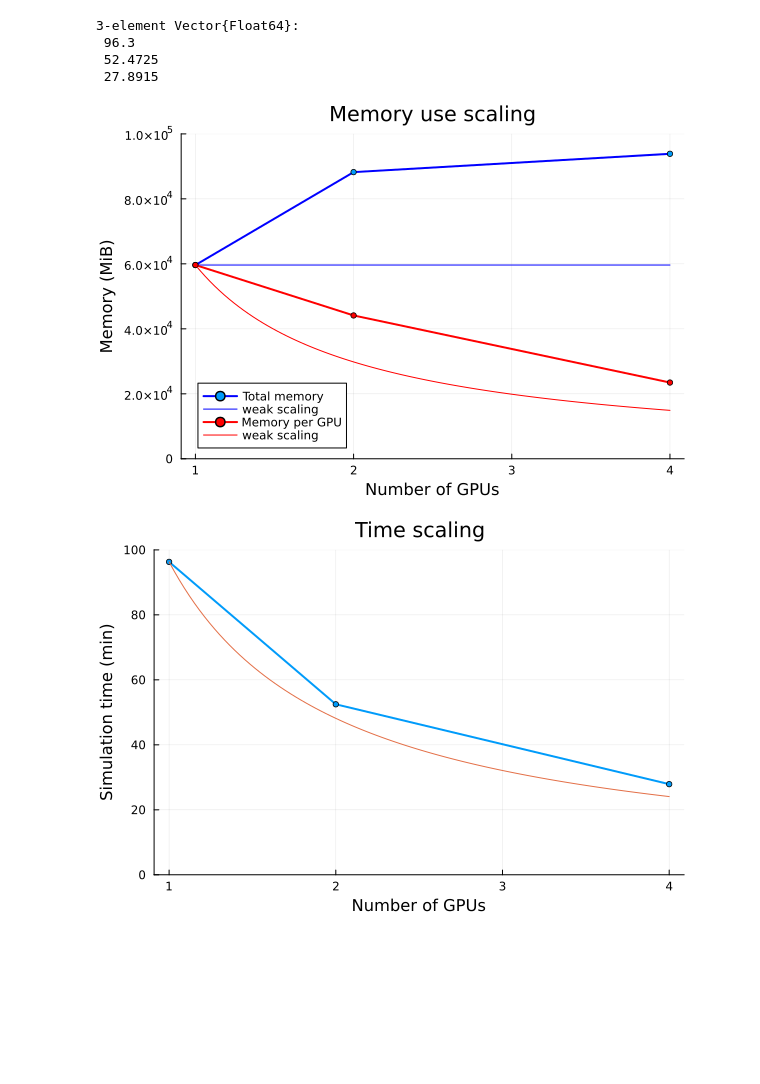
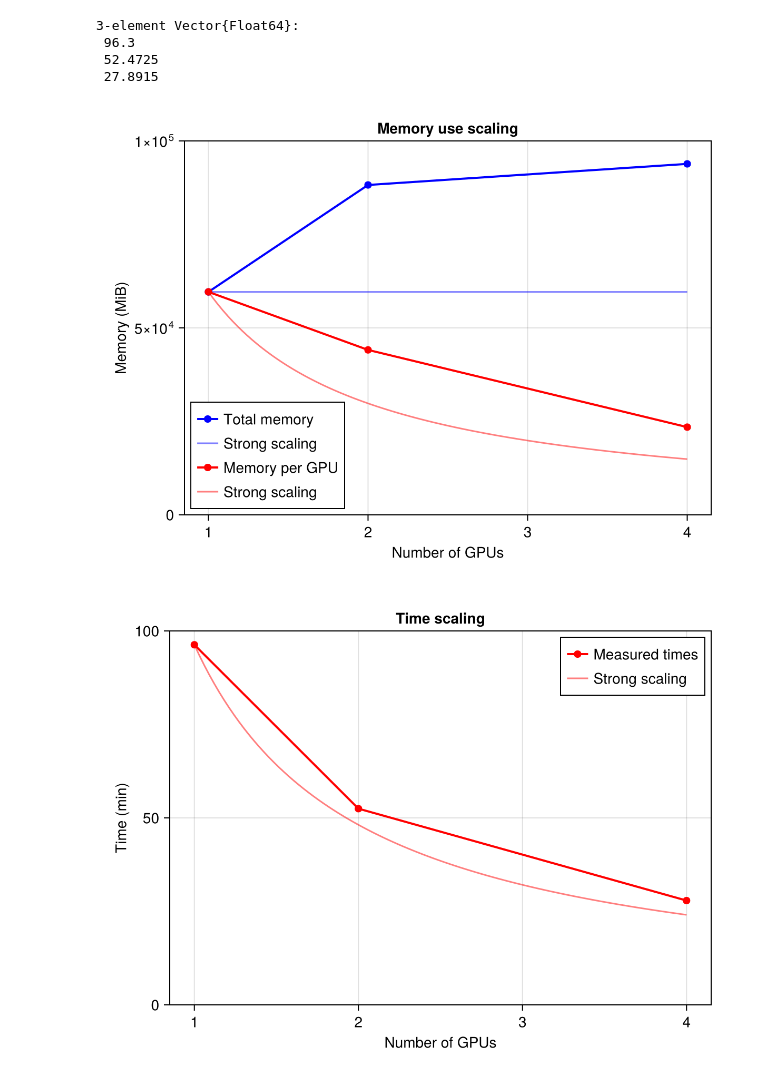
Before and after one commit to pcarlip/multigpu-ocean, a Jupyter notebook: strong-scaling/comp.ipynb, the cells around one changed output. Cells and saved outputs as stored; diff of their text form; code cells hidden in the pictures; blank space fills up the shorter version.

Commit message:
update, save scaling figs

```diff
--- a/strong-scaling/comp.ipynb
+++ b/strong-scaling/comp.ipynb
@@ -13,32 +13,34 @@ times = [1.605*60, (52.466+52.479)/2, (27.904+27.885+27.871+27.906)/4]
  52.4725
  27.8915
 # %%
-plot(n, mem_tot, linewidth = 2, label = "Total memory", shape = :circle, markersize = 3, linecolor = "blue")
-plot!(range(1, 4, 100), range(mem_tot[1], mem_tot[1], 100), linecolor = "blue", label = "weak scaling")
-plot!(
+f = Figure()
+ax = Axis(f[1, 1], xlabel = "Number of GPUs", ylabel = "Memory (MiB)", title = "Memory use scaling")
+scatterlines!(ax, n, mem_tot, linewidth = 2, label = "Total memory", marker = :circle, markersize = 10, color = :blue)
+lines!(ax, range(1, 4, 100), range(mem_tot[1], mem_tot[1], 100), color = :blue, label = "Strong scaling", alpha = 0.5)
+scatterlines!(ax,
     n,
     mem_per,
     linewidth = 2,
     label = "Memory per GPU",
-    shape = :circle,
-    markersize = 3,
-    linecolor = "red",
-    markercolor = "red",
+    marker = :circle,
+    markersize = 10,
+    color = :red,
 )
-plot!(range(1, 4, 100), mem_tot[1] ./ range(1, 4, 100), linecolor = "red", label = "weak scaling")
-plot!(legend = :bottomleft)
-xlabel!("Number of GPUs")
-ylabel!("Memory (MiB)")
-ylims!(0, 10^5)
-title!("Memory use scaling")
+lines!(ax, range(1, 4, 100), mem_tot[1] ./ range(1, 4, 100), color = :red, label = "Strong scaling", alpha = 0.5)
+ylims!(ax, 0, 10^5)
+axislegend(ax, position = :lb)
+save("mem_strong.svg", f)
+f
 # %% [output]
-[figure, old version]
+[figure, new version]
 # %%
-plot(n, times, linewidth = 2, legend = false, shape = :circle, markersize = 3, label = "Measured times")
-plot!(range(1, 4, 100), times[1] ./ range(1, 4, 100), label = "Strong scaling")
-xlabel!("Number of GPUs")
-ylabel!("Simulation time (min)")
+f = Figure()
+ax = Axis(f[1, 1], xlabel = "Number of GPUs", ylabel = "Time (min)", title = "Time scaling")
+scatterlines!(ax, n, times, linewidth = 2, marker = :circle, markersize = 10, label = "Measured times", color = :red)
+lines!(ax, range(1, 4, 100), times[1] ./ range(1, 4, 100), label = "Strong scaling", color = :red, alpha = 0.5)
 ylims!(0, 100)
-title!("Time scaling")
+axislegend(ax)
+save("time_strong.svg", f)
+f
 # %% [output]
-[figure, old version]
+[figure, new version]
```
Also changed, not shown: parts of 1 cell of this notebook, 3 other files.
